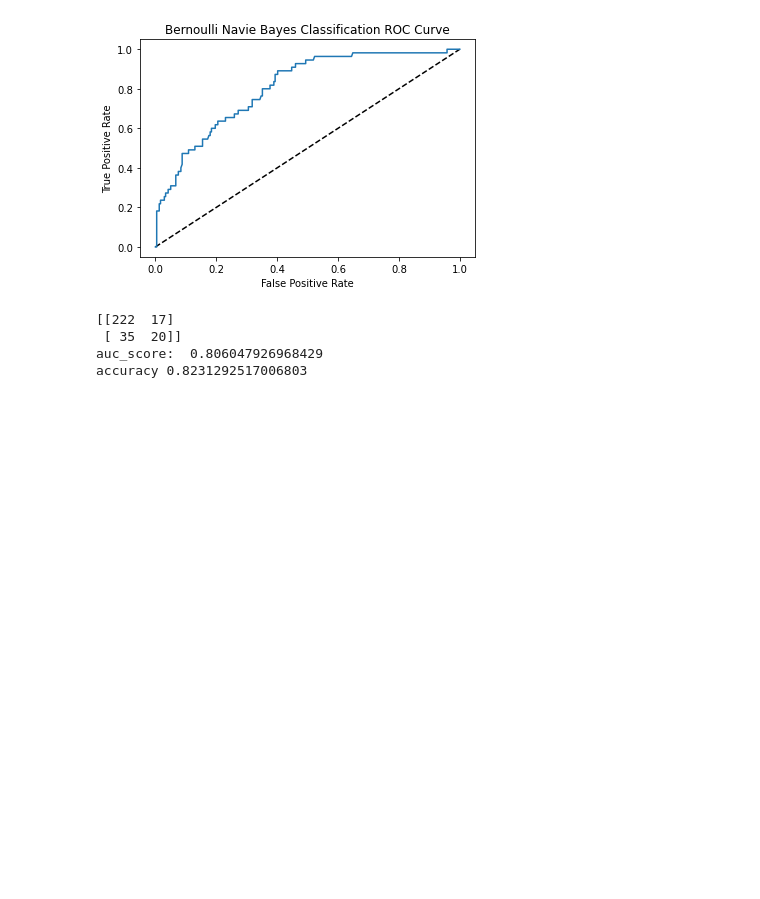
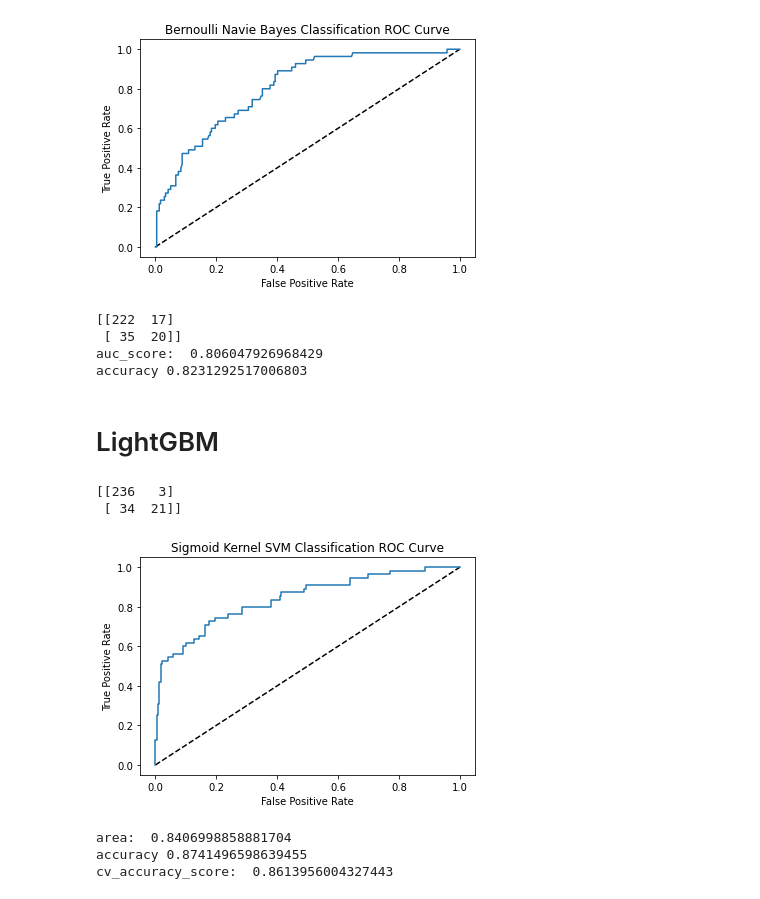
Before and after one commit to Xusong1998/Data-Analytics-Project, a Jupyter notebook: HR_Attrition_Data_Modeling.ipynb, the cells around one changed output. Drawn from its saved outputs; the diff is of its cells as text; code cells hidden in the pictures; blank space fills up the shorter version.

```diff
--- a/HR_Attrition_Data_Modeling.ipynb
+++ b/HR_Attrition_Data_Modeling.ipynb
@@ -726,3 +728,32 @@ print('accuracy', clf.score(X_test,y_test))
  [ 35  20]]
 auc_score:  0.806047926968429
 accuracy 0.8231292517006803
+# %% [markdown]
+# LightGBM
+# %%
+X_train, X_test, y_train, y_test = train_test_split(X, y, test_size = 0.20, random_state = 10)
+import lightgbm as lgb
+clf = lgb.LGBMClassifier()
+clf.fit(X_train, y_train)
+y_pred=clf.predict(X_test)
+from sklearn.metrics import accuracy_score
+y_prob = clf.predict_proba(X_test)[:,1]
+print(confusion_matrix(y_test,y_pred))
+fpr, tpr, thresholds = roc_curve(y_test, y_prob)
+plt.plot([0,1],[0,1],'k--')
+plt.plot(fpr, tpr, label='Sigmoid Kernel SVM Classifier')
+plt.xlabel('False Positive Rate')
+plt.ylabel('True Positive Rate')
+plt.title('Sigmoid Kernel SVM Classification ROC Curve')
+plt.show()
+print('area: ', roc_auc_score(y_test, y_prob))
+print('accuracy', accuracy_score(y_pred, y_test))
+score = cross_val_score(clf, X_train, y_train, cv=5, scoring='accuracy')
+print('cv_accuracy_score: ',score.mean())
+# %% [output]
+[[236   3]
+ [ 34  21]]
+[figure, added]
+area:  0.8406998858881704
+accuracy 0.8741496598639455
+cv_accuracy_score:  0.8613956004327443
```
Also changed, not shown: parts of 4 cells of this notebook.
